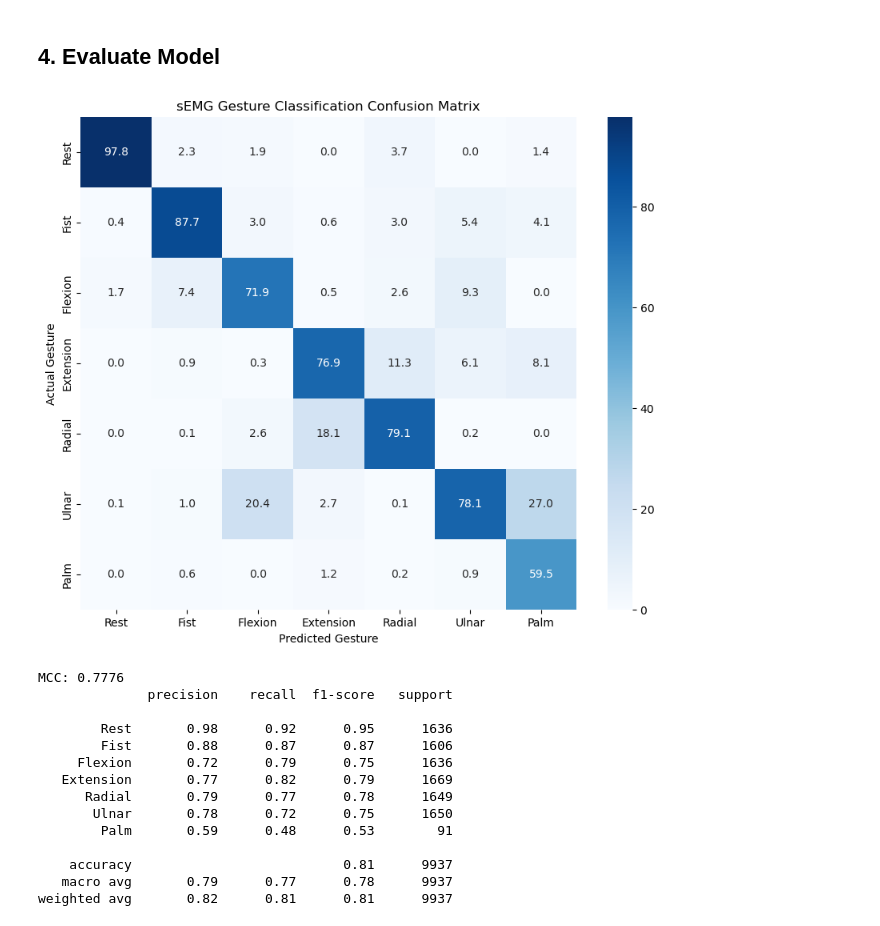
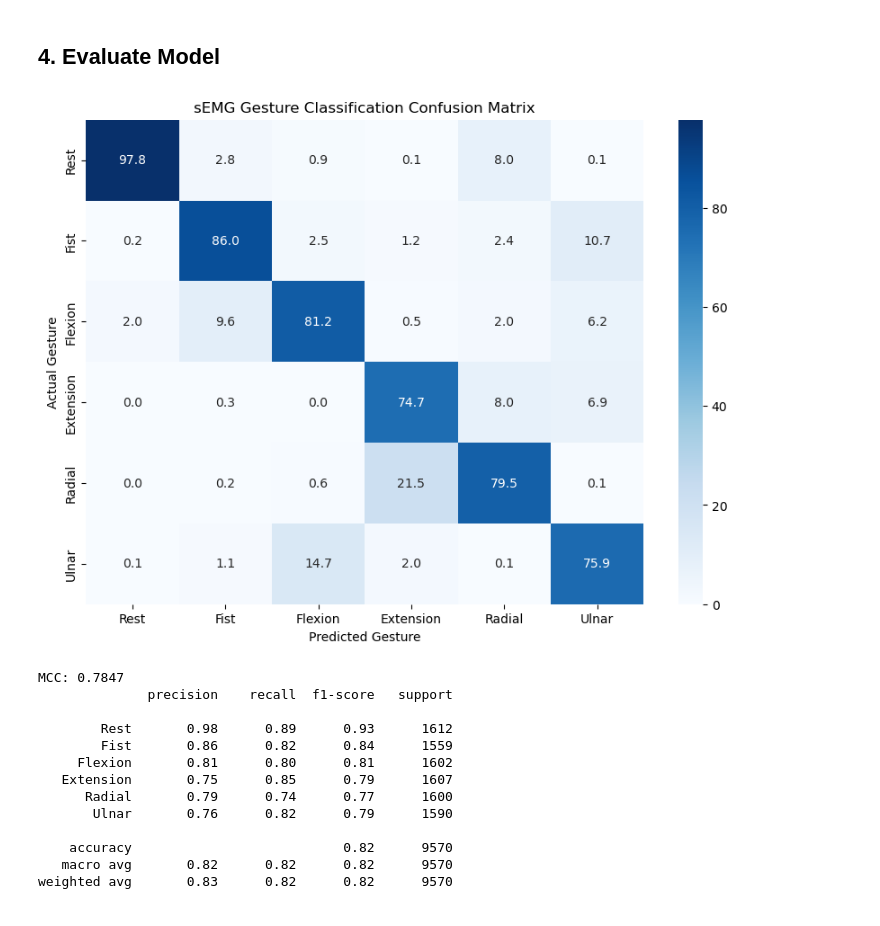
Before and after one commit to ahumada04/Gesture_sEMG_Classifier, a Jupyter notebook: CNN-FANET_Gesture_Classifier.ipynb, the cells around one changed output. Cells and saved outputs as stored; diff of their text form; code cells hidden in the pictures.

```diff
--- a/CNN-FANET_Gesture_Classifier.ipynb
+++ b/CNN-FANET_Gesture_Classifier.ipynb
@@ -62,12 +61,12 @@ def preprocess_emg_folder(folder_path):
             # 2. Class Extraction: (9)
             labels = df.iloc[:, 9].values
 
-            # 3. Clean Data: Remove unmarked data (label == '0')
-            valid_indices = (labels != 0)
+            # 3. Clean Data: Remove unmarked data and palm data
+            valid_indices = (labels != 0) & (labels!= 7)
             features = features[valid_indices]
             labels = labels[valid_indices]
 
-            # Shift labels 1-7 -> 0-6 for NN compatibility
+            # Shift labels 1-6 -> 0-5 for NN compatibility
             labels = labels - 1
 
             # append to full list of features & labels
@@ -236,7 +235,7 @@ TESTING data shape: (9937, 8, 128)
 ### 2a. Set up layers for CNN
 # %%
 class SimpleEMGFANet(nn.Module):
-    def __init__(self, num_classes=7):
+    def __init__(self, num_classes=6):
         super(SimpleEMGFANet, self).__init__()
 
         # Layer 1: Look for local patterns across the 8 channels
@@ -285,7 +284,7 @@ class SimpleEMGFANet(nn.Module):
 # %% [markdown]
 ### 2b. Initialize Model + Loss Function + Optimizer
 # %%
-model = SimpleEMGFANet(num_classes=7)
+model = SimpleEMGFANet(num_classes=6)
 device = torch.device("cpu")
 model.to(device)
 criterion = nn.CrossEntropyLoss()
@@ -448,47 +441,46 @@ def evaluate_model(model, test_loader):
 
     return np.array(all_labels), np.array(all_preds)
 
 # 1. Run Evaluation
 y_true, y_pred = evaluate_model(model, test_loader)
 test_mcc = matthews_corrcoef(y_true, y_pred)  # ranges -1 to 1, 1 being perfect
 # 2. Define Gesture Names for clarity
-gesture_names = ['Rest', 'Fist', 'Flexion', 'Extension', 'Radial', 'Ulnar', 'Palm']
+gesture_names = ['Rest', 'Fist', 'Flexion', 'Extension', 'Radial', 'Ulnar']
 
 # 3. Create Confusion Matrix
 cm = confusion_matrix(y_true, y_pred)
 cm_perc = cm.astype('float') / cm.sum(axis=0)[np.newaxis, :] * 100
 
 # 4. Plot using Seaborn for a cuter look
-fig = plt.figure(figsize=(10, 8))
+fig = plt.figure(figsize=(10, 7))
 sns.heatmap(cm_perc, annot=True, fmt='.1f', cmap='Blues',
             xticklabels=gesture_names,
             yticklabels=gesture_names)
 plt.xlabel('Predicted Gesture')
 plt.ylabel('Actual Gesture')
 plt.title('sEMG Gesture Classification Confusion Matrix')
 plt.show()
 print(f"MCC: {test_mcc:.4f}")
 print(classification_report(y_true, y_pred, target_names=gesture_names))
 
 # --- NEW TENSORBOARD LOGGING STEPS ---
 # 5. Log Confusion Matrix Plot
 writer.add_figure(f'Confusion_Matrix/Test/{CONFIG_NAME}', fig)
 
 # 6. Log MCC score
 writer.add_scalar(f'MCC/Test/{CONFIG_NAME}', test_mcc)
 # %% [output]
-[figure, old version]
+[figure, new version]
-MCC: 0.7776
+MCC: 0.7847
               precision    recall  f1-score   support
 
-        Rest       0.98      0.92      0.95      1636
-        Fist       0.88      0.87      0.87      1606
-     Flexion       0.72      0.79      0.75      1636
-   Extension       0.77      0.82      0.79      1669
-      Radial       0.79      0.77      0.78      1649
-       Ulnar       0.78      0.72      0.75      1650
-        Palm       0.59      0.48      0.53        91
+        Rest       0.98      0.89      0.93      1612
+        Fist       0.86      0.82      0.84      1559
+     Flexion       0.81      0.80      0.81      1602
+   Extension       0.75      0.85      0.79      1607
+      Radial       0.79      0.74      0.77      1600
+       Ulnar       0.76      0.82      0.79      1590
 
-    accuracy                           0.81      9937
-   macro avg       0.79      0.77      0.78      9937
-weighted avg       0.82      0.81      0.81      9937
+    accuracy                           0.82      9570
+   macro avg       0.82      0.82      0.82      9570
+weighted avg       0.83      0.82      0.82      9570
```
Also changed, not shown: parts of 8 cells of this notebook, 3 other files.
